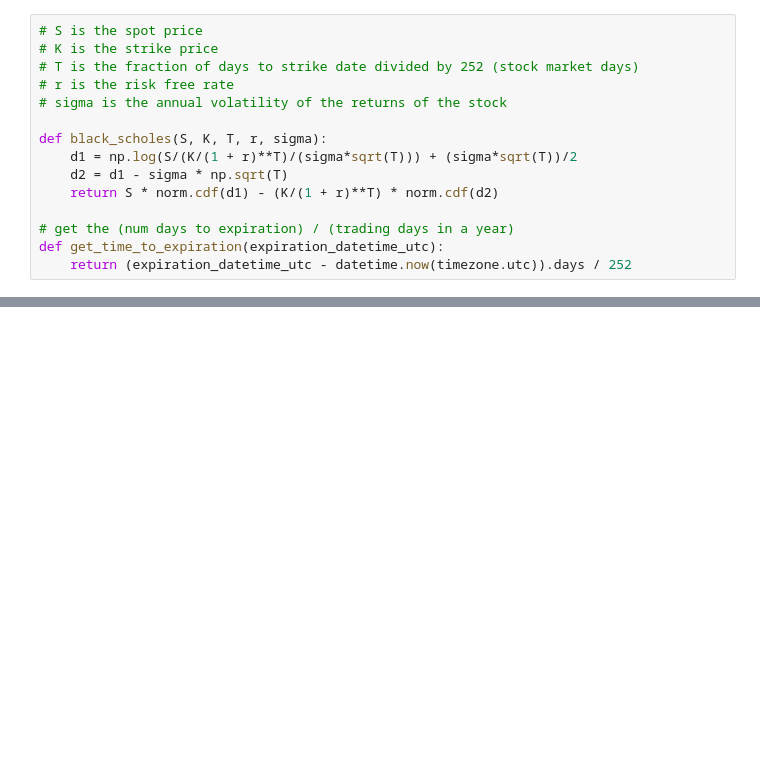
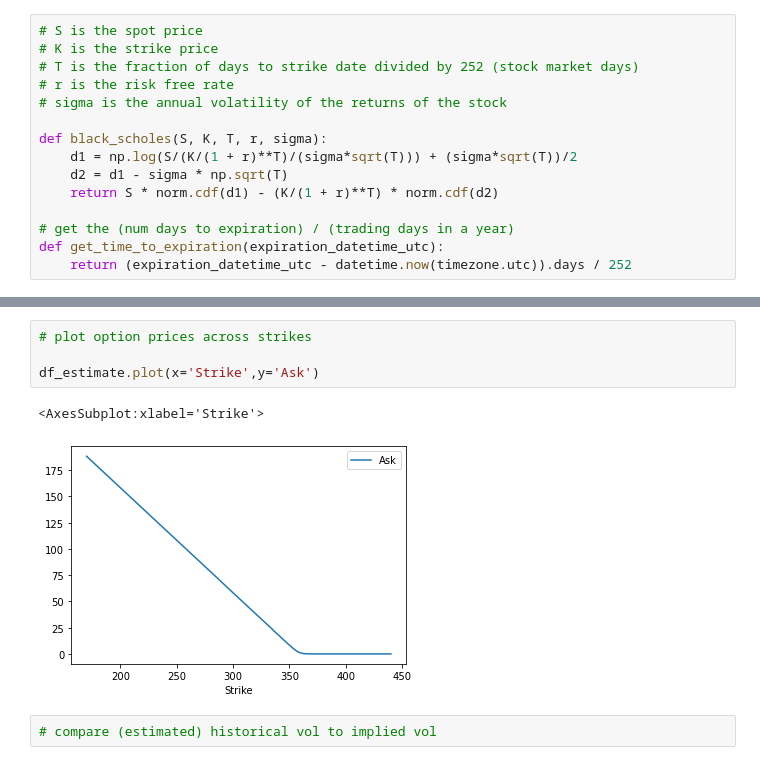
Before and after one commit to Maosef/options_pricing, a Jupyter notebook: option pricing.ipynb, the cells around one changed output, grey strips where cells are left out. Saved outputs shown, nothing was run; the diff lists cells and outputs as text; blank space fills up the shorter version.

```diff
--- a/option pricing.ipynb
+++ b/option pricing.ipynb
@@ -149,0 +172,9 @@ Name: estimate_error, dtype: float64
+# %%
+# plot option prices across strikes
+
+df_estimate.plot(x='Strike',y='Ask')
+# %% [output]
+<AxesSubplot:xlabel='Strike'>
+[figure, added]
+# %%
+# compare (estimated) historical vol to implied vol
```
Also changed, not shown: parts of 4 cells of this notebook.
